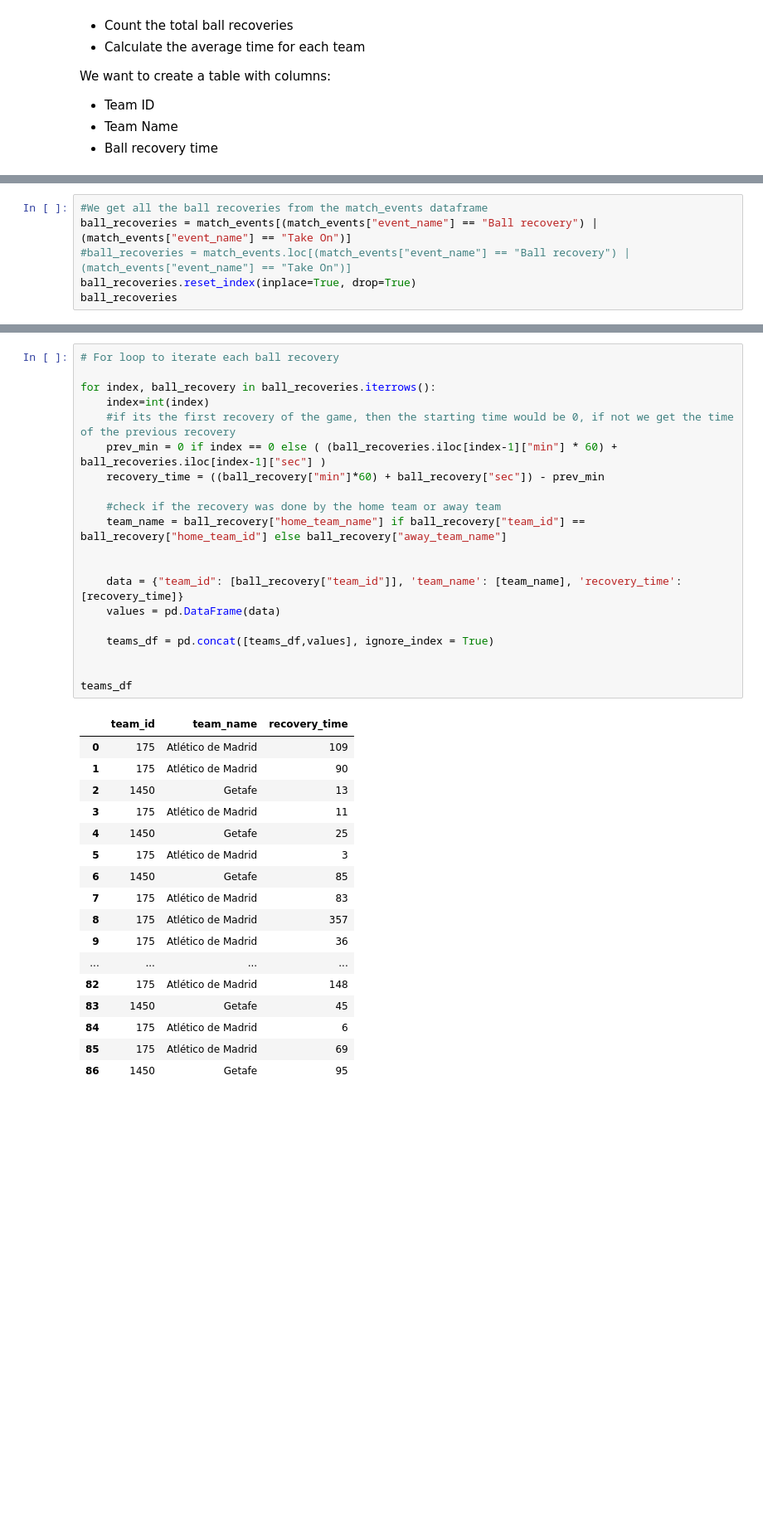
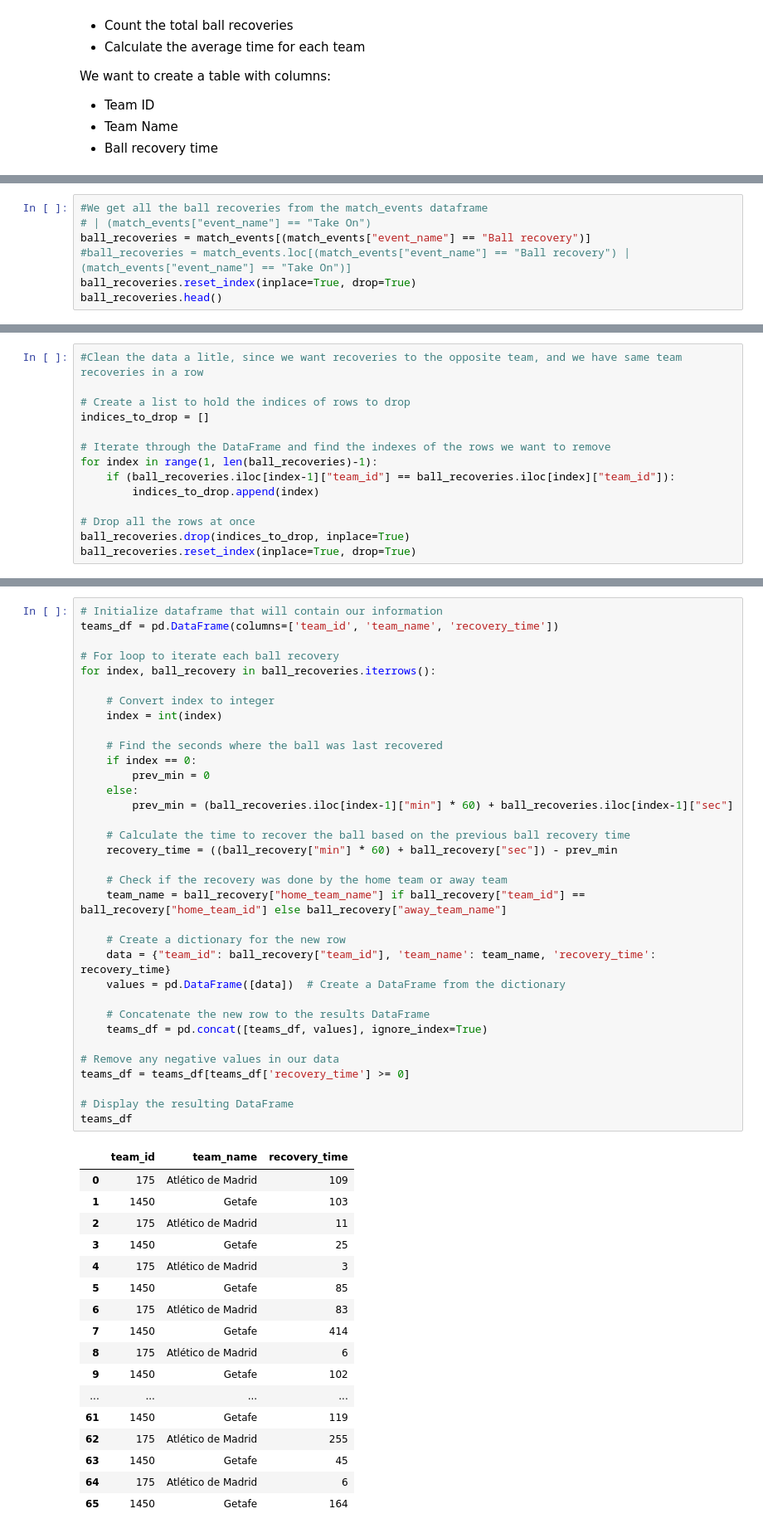
Before and after one commit to Tommy-Las/Football-Metric-Creation, a Jupyter notebook: Parse_Opta_F24_[EN].ipynb, the cells around one changed output, grey strips where cells are left out. Shown: that part at 83% size. Saved outputs shown, nothing was run; the diff lists cells and outputs as text; blank space fills up the shorter version.

```diff
--- a/Parse_Opta_F24_[EN].ipynb
+++ b/Parse_Opta_F24_[EN].ipynb
@@ -161,10 +161,11 @@ dtypes: float64(2), int64(6), object(19)
 memory usage: 387.2+ KB
 # %%
 #We get all the ball recoveries from the match_events dataframe
-ball_recoveries = match_events[(match_events["event_name"] == "Ball recovery") | (match_events["event_name"] == "Take On")]
+# | (match_events["event_name"] == "Take On")
+ball_recoveries = match_events[(match_events["event_name"] == "Ball recovery")]
 #ball_recoveries = match_events.loc[(match_events["event_name"] == "Ball recovery") | (match_events["event_name"] == "Take On")]
 ball_recoveries.reset_index(inplace=True, drop=True)
-ball_recoveries
+ball_recoveries.head()
 # %% [output]
 |  | id | event_id | type_id | event_name | period_id | min | sec | team_id | outcome | x | ... |
 | 0 | 2446743263 | 20 | 49 | Ball recovery | 1 | 1 | 49 | 175 | 1 | 14.2 | ... |
@@ -191,0 +176,14 @@ teams_df
+# %%
+#Clean the data a litle, since we want recoveries to the opposite team, and we have same team recoveries in a row
+
+# Create a list to hold the indices of rows to drop
+indices_to_drop = []
+
+# Iterate through the DataFrame and find the indexes of the rows we want to remove
+for index in range(1, len(ball_recoveries)-1):
+    if (ball_recoveries.iloc[index-1]["team_id"] == ball_recoveries.iloc[index]["team_id"]):
+        indices_to_drop.append(index)
+
+# Drop all the rows at once
+ball_recoveries.drop(indices_to_drop, inplace=True)
+ball_recoveries.reset_index(inplace=True, drop=True)
@@ -192,38 +204,52 @@ teams_df
 # %%
+# Initialize dataframe that will contain our information
+teams_df = pd.DataFrame(columns=['team_id', 'team_name', 'recovery_time'])
+
 # For loop to iterate each ball recovery
+for index, ball_recovery in ball_recoveries.iterrows():
 
-for index, ball_recovery in ball_recoveries.iterrows():
-    index=int(index)
-    #if its the first recovery of the game, then the starting time would be 0, if not we get the time of the previous recovery
-    prev_min = 0 if index == 0 else ( (ball_recoveries.iloc[index-1]["min"] * 60) + ball_recoveries.iloc[index-1]["sec"] )
-    recovery_time = ((ball_recovery["min"]*60) + ball_recovery["sec"]) - prev_min
+    # Convert index to integer
+    index = int(index)
 
-    #check if the recovery was done by the home team or away team
+    # Find the seconds where the ball was last recovered
+    if index == 0:
+        prev_min = 0
+    else:
+        prev_min = (ball_recoveries.iloc[index-1]["min"] * 60) + ball_recoveries.iloc[index-1]["sec"]
+
+    # Calculate the time to recover the ball based on the previous ball recovery time
+    recovery_time = ((ball_recovery["min"] * 60) + ball_recovery["sec"]) - prev_min
+
+    # Check if the recovery was done by the home team or away team
     team_name = ball_recovery["home_team_name"] if ball_recovery["team_id"] == ball_recovery["home_team_id"] else ball_recovery["away_team_name"]
 
+    # Create a dictionary for the new row
+    data = {"team_id": ball_recovery["team_id"], 'team_name': team_name, 'recovery_time': recovery_time}
+    values = pd.DataFrame([data])  # Create a DataFrame from the dictionary
 
-    data = {"team_id": [ball_recovery["team_id"]], 'team_name': [team_name], 'recovery_time': [recovery_time]}
-    values = pd.DataFrame(data)
+    # Concatenate the new row to the results DataFrame
+    teams_df = pd.concat([teams_df, values], ignore_index=True)
 
-    teams_df = pd.concat([teams_df,values], ignore_index = True)
+# Remove any negative values in our data
+teams_df = teams_df[teams_df['recovery_time'] >= 0]
 
-
+# Display the resulting DataFrame
 teams_df
 # %% [output]
 |  | team_id | team_name | recovery_time |
 | 0 | 175 | Atlético de Madrid | 109 |
-| 1 | 175 | Atlético de Madrid | 90 |
-| 2 | 1450 | Getafe | 13 |
-| 3 | 175 | Atlético de Madrid | 11 |
-| 4 | 1450 | Getafe | 25 |
-| 5 | 175 | Atlético de Madrid | 3 |
-| 6 | 1450 | Getafe | 85 |
-| 7 | 175 | Atlético de Madrid | 83 |
-| 8 | 175 | Atlético de Madrid | 357 |
-| 9 | 175 | Atlético de Madrid | 36 |
+| 1 | 1450 | Getafe | 103 |
+| 2 | 175 | Atlético de Madrid | 11 |
+| 3 | 1450 | Getafe | 25 |
+| 4 | 175 | Atlético de Madrid | 3 |
+| 5 | 1450 | Getafe | 85 |
+| 6 | 175 | Atlético de Madrid | 83 |
+| 7 | 1450 | Getafe | 414 |
+| 8 | 175 | Atlético de Madrid | 6 |
+| 9 | 1450 | Getafe | 102 |
 | ... | ... | ... | ... |
-| 82 | 175 | Atlético de Madrid | 148 |
-| 83 | 1450 | Getafe | 45 |
-| 84 | 175 | Atlético de Madrid | 6 |
-| 85 | 175 | Atlético de Madrid | 69 |
-| 86 | 1450 | Getafe | 95 |
+| 61 | 1450 | Getafe | 119 |
+| 62 | 175 | Atlético de Madrid | 255 |
+| 63 | 1450 | Getafe | 45 |
+| 64 | 175 | Atlético de Madrid | 6 |
+| 65 | 1450 | Getafe | 164 |
```
Also changed, not shown: parts of 4 cells of this notebook.
